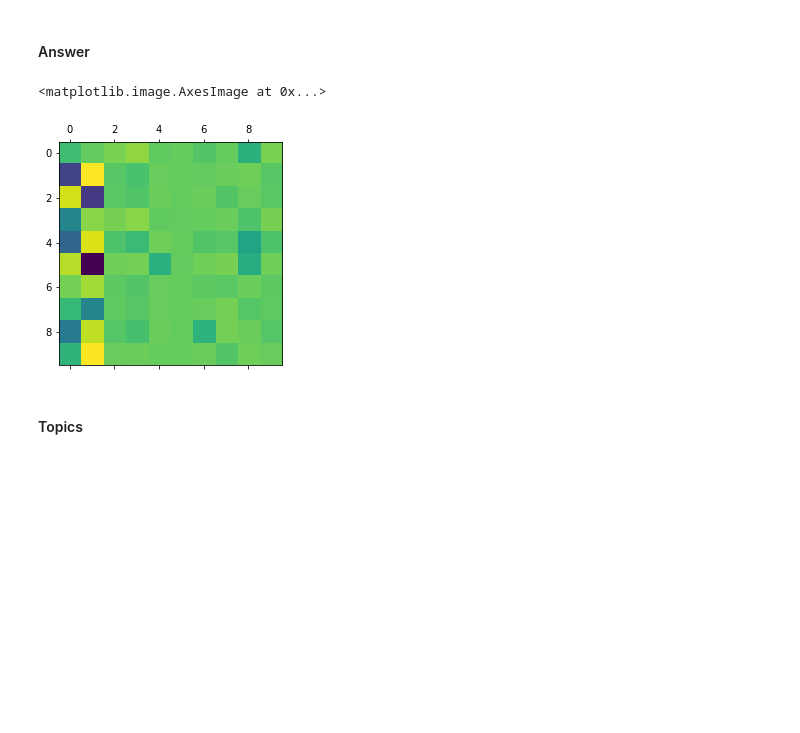
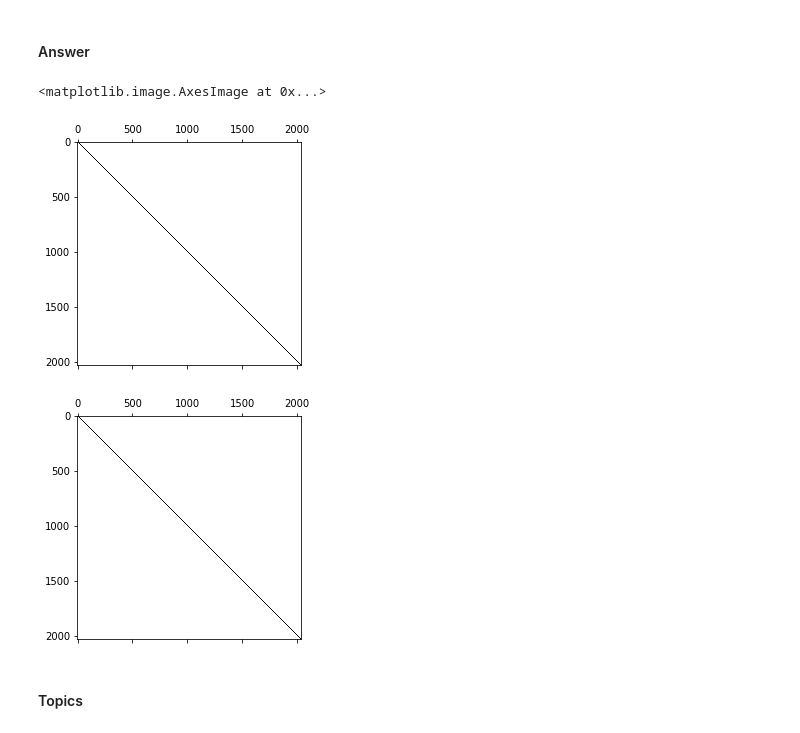
Before and after one commit to certifiedwaif/numerical-linear-algebra, a Jupyter notebook: nbs/2. Topic Modeling with NMF and SVD.ipynb, the cells around one changed output. Drawn from its saved outputs; the diff is of its cells as text; code cells hidden in the pictures; blank space fills up the shorter version.

Commit message:
Proved that U and Vh were orthonormal.

```diff
--- a/nbs/2. Topic Modeling with NMF and SVD.ipynb
+++ b/nbs/2. Topic Modeling with NMF and SVD.ipynb
@@ -197,17 +184,14 @@ np.allclose?
 Confirm that U, V are orthonormal
 # %% [markdown]
 #### Answer
-# %%
-#Exercise: Confirm that U, Vh are orthonormal
-A = U @ Vh
-rows, cols = A.shape
-A_square = A[:rows, :rows]
-A_square[:10, :10]
-plt.matshow(A_square[:10, :10])
-#np.diag(A_square)
-# %% [output]
-<matplotlib.image.AxesImage at 0x...>
-[figure, removed]
+# %%
+#Exercise: Confirm that U, Vh are orthonormal
+plt.matshow(U @ U.T, cmap=plt.cm.binary, vmin=0, vmax=1)
+plt.matshow(Vh @ Vh.T, cmap=plt.cm.binary, vmin=0, vmax=1)
+# %% [output]
+<matplotlib.image.AxesImage at 0x...>
+[figure, added]
+[figure, added]
 # %% [markdown]
 #### Topics
 # %% [markdown]
```
Also changed, not shown: parts of 5 cells of this notebook, 1 other file.
